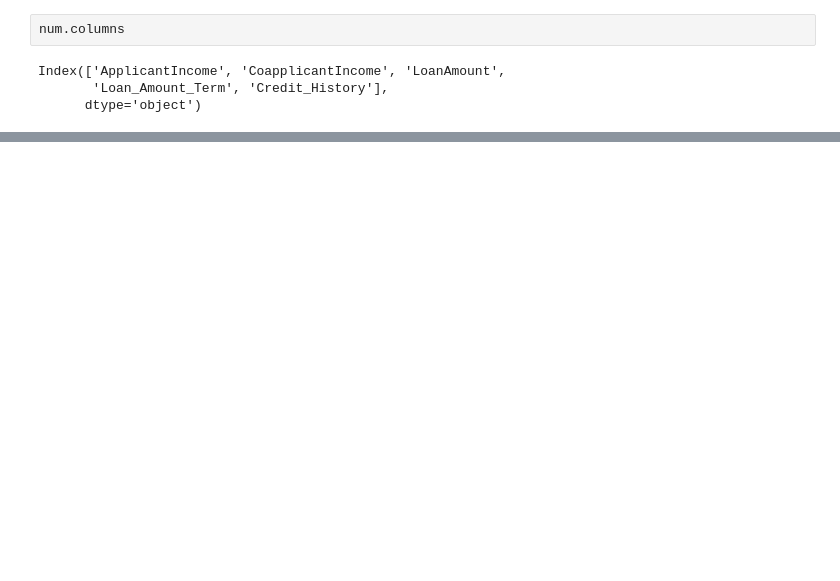
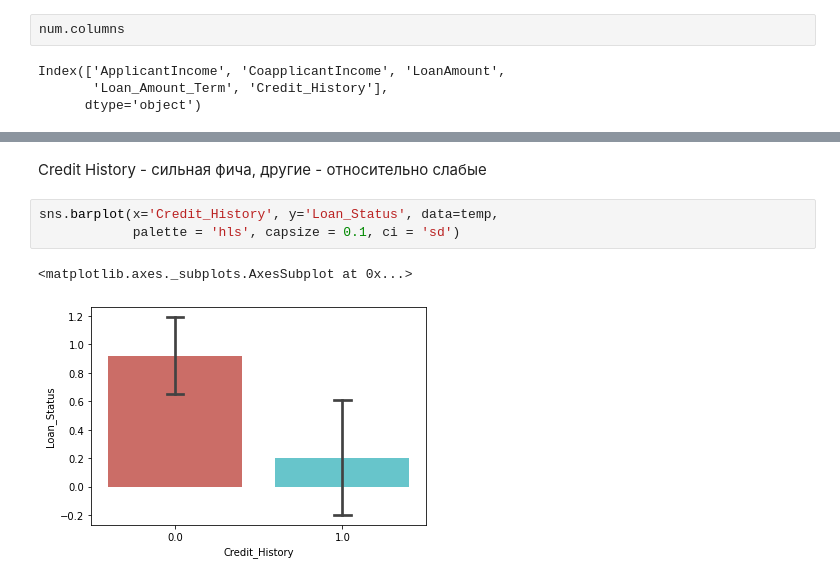
Before and after one commit to vita1pa/Loan-Prediction-Hackathon, a Jupyter notebook: Loan Prediction EDA - AV.ipynb, the cells around one changed output, grey strips where cells are left out. Saved outputs shown, nothing was run; the diff lists cells and outputs as text; blank space fills up the shorter version.

```diff
--- a/Loan Prediction EDA - AV.ipynb
+++ b/Loan Prediction EDA - AV.ipynb
@@ -326,0 +156,8 @@ subplots_info(cat)
+# %% [markdown]
+Credit History - сильная фича, другие - относительно слабые
+# %%
+sns.barplot(x='Credit_History', y='Loan_Status', data=temp,
+            palette = 'hls', capsize = 0.1, ci = 'sd')
+# %% [output]
+<matplotlib.axes._subplots.AxesSubplot at 0x...>
+[figure, added]
```
Also changed, not shown: parts of 152 cells of this notebook.
